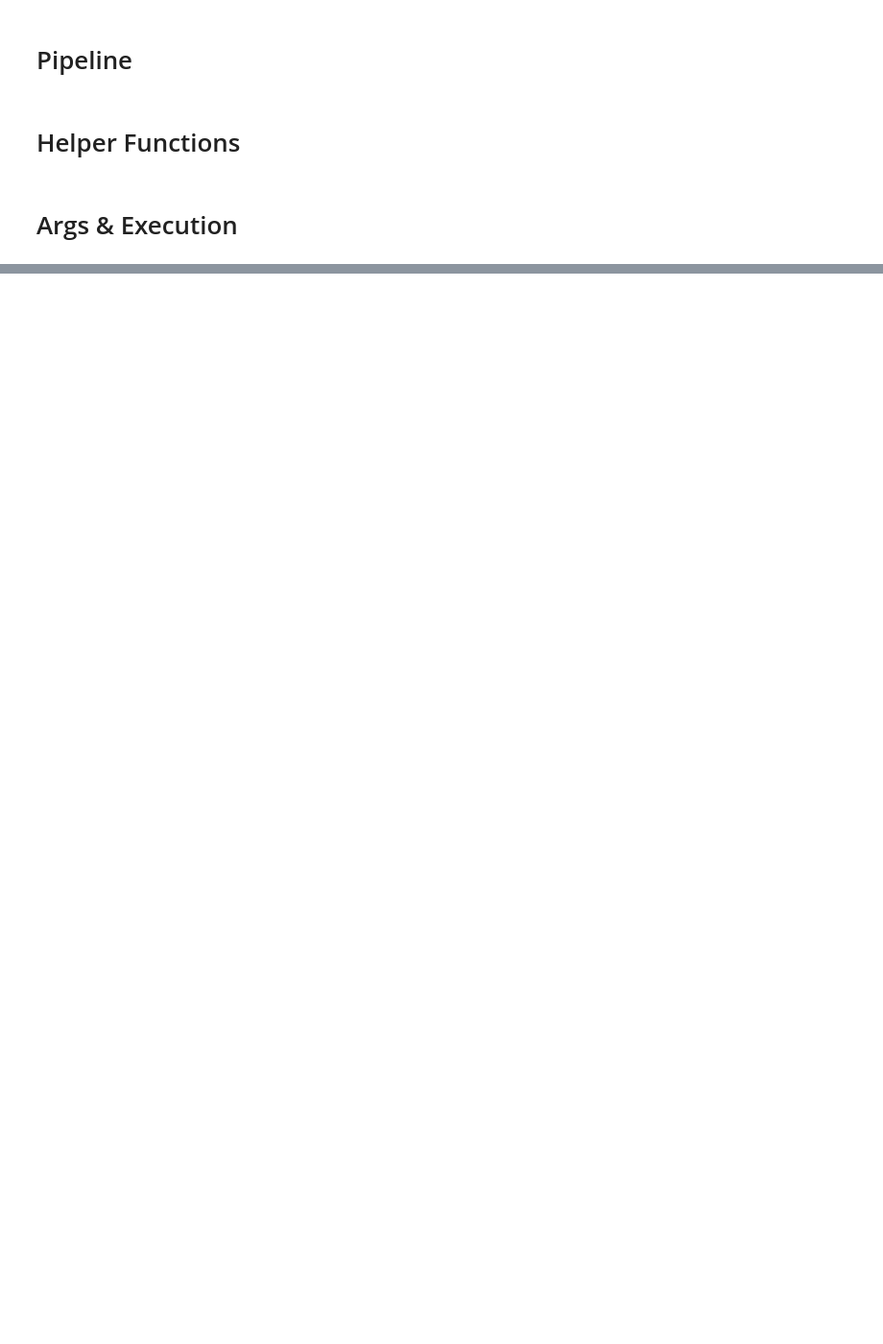
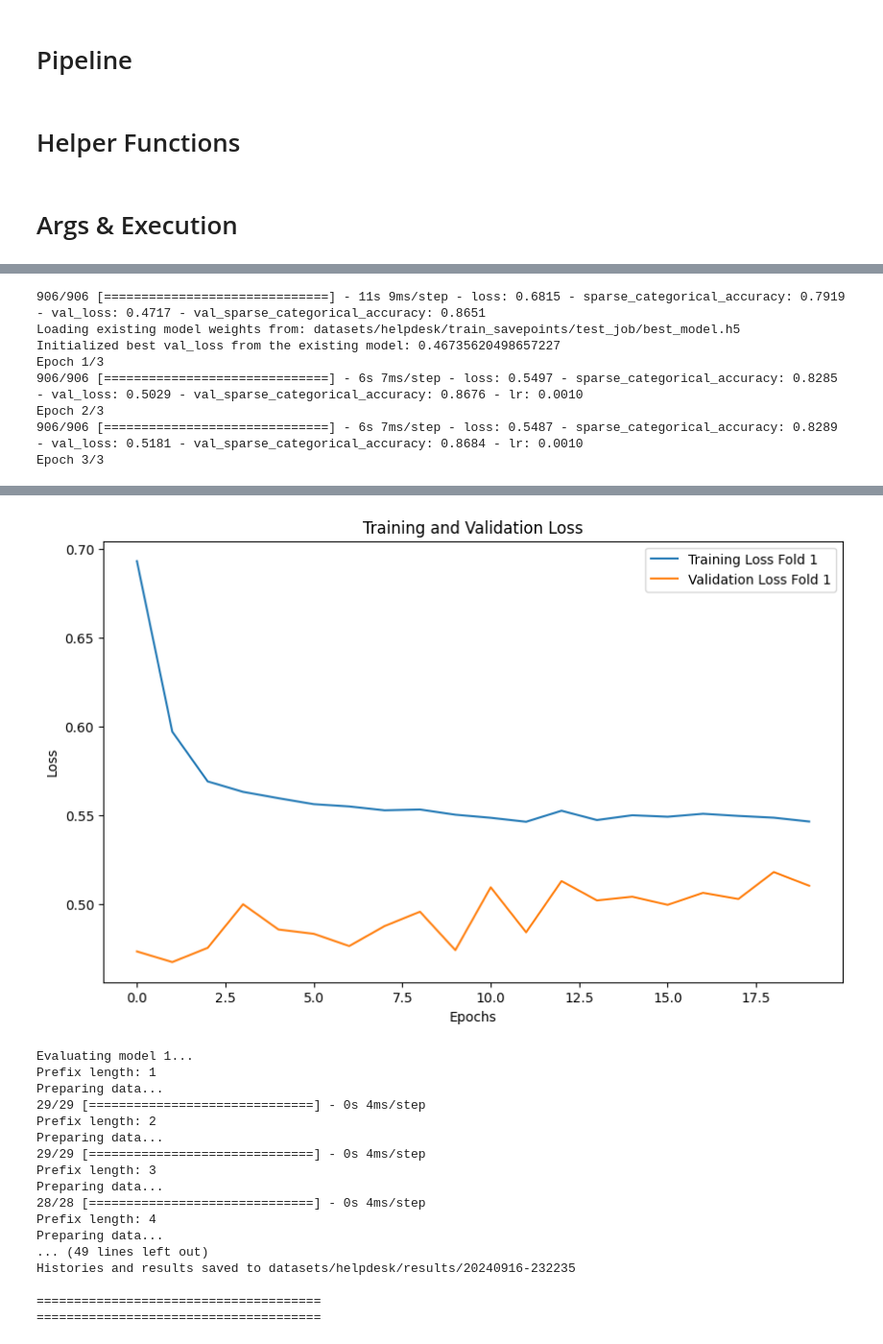
Before and after one commit to venividivincii/MasterThesis, a Jupyter notebook: MultiTaskTransformer/main.ipynb, the cells around one changed output, grey strips where cells are left out. Shown at 96% size. Drawn from its saved outputs; the diff is of its cells as text; code cells hidden in the pictures; blank space fills up the shorter version.

Commit message:
Model Saving during training fixed

```diff
--- a/MultiTaskTransformer/main.ipynb
+++ b/MultiTaskTransformer/main.ipynb
@@ -30,11 +51,12 @@ INFO:tensorflow:Using MirroredStrategy with devices ('/job:localhost/replica:0/t
 # %%
 class pipeline:
 
-    def __init__(self, dataset_name: str, filepath: str, sorting: bool, columns: List[str],
+    def __init__(self, job_id: str, dataset_name: str, filepath: str, sorting: bool, columns: List[str],
                  additional_columns: Optional[Dict[Feature_Type, List[str]]],
                  datetime_format: str, model_epochs: int, warmup_epochs: int, model_num_layers: int,
                  input_columns: List[str], target_columns: Dict[str, Target], temporal_features: Dict[Temporal_Feature, bool],
                  cross_val: bool, model_architecture: Model_Architecture):
+        self.job_id: str = job_id
         self.dataset_name: str = dataset_name
         self.filepath: str = filepath
         self.sorting: bool = sorting
@@ -263,6 +285,7 @@ class pipeline:
 
         # initialize model_wrapper with data for model
         model_wrapper = transformer.ModelWrapper(
+                                                job_id = self.job_id,
                                                 dataset_name = self.dataset_name,
                                                 case_ids = case_ids,
                                                 input_columns=self.input_columns,
@@ -604,9 +627,9 @@ def preprocess(args):
 
 
 # helper function
-def run(args):
+def run(job_id, args):
     # initialize pipeline with parameters
-    pipe = pipeline(**args)  # Examples: "concept:name", "Resource"
+    pipe = pipeline(job_id, **args)  # Examples: "concept:name", "Resource"
 
     pipe.start_timestamp = time.time()
 
@@ -816,15 +839,15 @@ args_helpdesk = {
         "columns": ["Case ID", "Activity", "Complete Timestamp"],
         "additional_columns": {},
         "datetime_format": "%Y-%m-%d %H:%M:%S.%f",
-        "model_epochs": 2,
+        "model_epochs": 20,
         "warmup_epochs": 0,
         "model_num_layers": 1,
         "target_columns": {"Activity": Target.NEXT_FEATURE},
         "input_columns": ["Activity"],
         "temporal_features": {Temporal_Feature.DAY_OF_WEEK: False, Temporal_Feature.HOUR_OF_DAY: False},
         "model_architecture": Model_Architecture.COMMON_POSEMBS_TRANSF,
-        "sorting": False,
-        "cross_val": True
+        "sorting": True,
+        "cross_val": False
         }
 
 args_sepsis = {
@@ -918,7 +941,7 @@ args_bpi_2020 = {
 # for dataset in processing_queue:
 #     run(dataset)
 
-run(args_helpdesk)
+run("test_job", args_helpdesk)
 # preprocess(args_bpi_2020)
 # save_csv(args_bpi_2020)
 # %% [output]
@@ -941,0 +968,8 @@ Epoch 1/2
+906/906 [==============================] - 11s 9ms/step - loss: 0.6815 - sparse_categorical_accuracy: 0.7919 - val_loss: 0.4717 - val_sparse_categorical_accuracy: 0.8651
+Loading existing model weights from: datasets/helpdesk/train_savepoints/test_job/best_model.h5
+Initialized best val_loss from the existing model: 0.46735620498657227
+Epoch 1/3
+906/906 [==============================] - 6s 7ms/step - loss: 0.5497 - sparse_categorical_accuracy: 0.8285 - val_loss: 0.5029 - val_sparse_categorical_accuracy: 0.8676 - lr: 0.0010
+Epoch 2/3
+906/906 [==============================] - 6s 7ms/step - loss: 0.5487 - sparse_categorical_accuracy: 0.8289 - val_loss: 0.5181 - val_sparse_categorical_accuracy: 0.8684 - lr: 0.0010
+Epoch 3/3
@@ -942,3 +978,21 @@ Epoch 1/2
+[figure, added]
+Evaluating model 1...
+Prefix length: 1
+Preparing data...
+29/29 [==============================] - 0s 4ms/step
+Prefix length: 2
+Preparing data...
+29/29 [==============================] - 0s 4ms/step
+Prefix length: 3
+Preparing data...
+28/28 [==============================] - 0s 4ms/step
+Prefix length: 4
+Preparing data...
+... (49 lines left out)
+Histories and results saved to datasets/helpdesk/results/20240916-232235
+
+======================================
+======================================
 # %%
 # run(additional_columns={Feature_Type.CATEGORICAL: ["Resource"]}, input_columns=["Activity", "Resource"], target_columns=["Activity"])
 # %%
```
Also changed, not shown: parts of 4 cells of this notebook, 33 other files.
